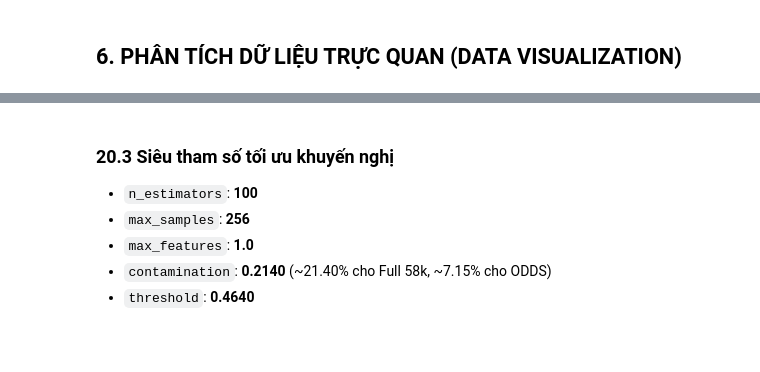
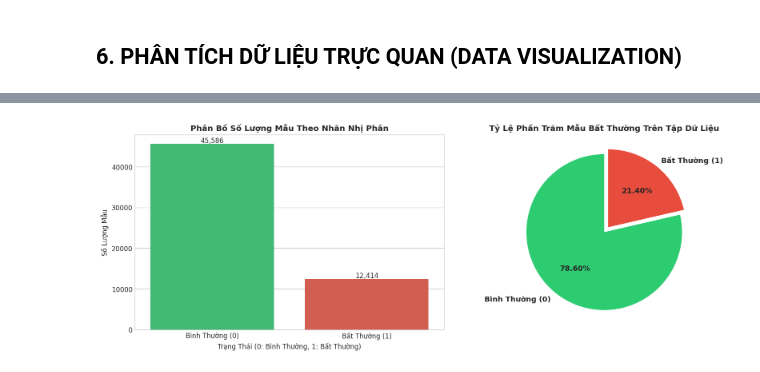
Before and after one commit to vongocgiavy/IFOREST, a Jupyter notebook: shuttle_anomaly_detection_iforest.ipynb, the cells around one changed output, grey strips where cells are left out. Drawn from its saved outputs; the diff is of its cells as text; code cells hidden in the pictures; blank space fills up the shorter version.

```diff
--- a/shuttle_anomaly_detection_iforest.ipynb
+++ b/shuttle_anomaly_detection_iforest.ipynb
@@ -246,0 +141,17 @@ Tỷ lệ anomaly trong Test : 21.41%
+# %%
+# Tạo nhãn nhị phân: 0 = Bình thường (Class 1), 1 = Bất thường (Class 2..7)
+df_clean = df.copy()
+df_clean['label'] = (df_clean['class'] != 1).astype(int)
+
+feature_cols = [c for c in df_clean.columns if c.startswith('att_')]
+X = df_clean[feature_cols].copy()
+y = df_clean['label'].copy()
+
+# Lưu trữ file tiền xử lý phục vụ tái lập
+if not os.path.exists('shuttle_preprocessed.csv'):
+    df_clean.to_csv('shuttle_preprocessed.csv', index=False)
+
+print(f"[*] Ma trận đặc trưng X : {X.shape[0]:,} mẫu x {X.shape[1]} cảm biến")
+print(f"[*] Vector nhãn y       : {len(y):,} nhãn (Tỷ lệ bất thường: {y.mean():.2%})")
+print(f"[*] Số lượng Bình thường (0): {int(np.sum(y == 0)):,} mẫu ({(1 - y.mean()):.2%})")
+print(f"[*] Số lượng Bất thường  (1): {int(np.sum(y == 1)):,} mẫu ({y.mean():.2%})")
@@ -1110,7 +167,22 @@ Tuned IForest (Ngưỡng Contam) Full 58k (Gồm Class 4)    Contam (0.4640)
-# %% [markdown]
-### 20.3 Siêu tham số tối ưu khuyến nghị
-- `n_estimators`: **100**
-- `max_samples`: **256**
-- `max_features`: **1.0**
-- `contamination`: **0.2140** (~21.40% cho Full 58k, ~7.15% cho ODDS)
-- `threshold`: **0.4640**
+# %%
+# Biểu đồ 1: Phân bố số lượng và tỷ lệ mẫu nhị phân (Normal vs Anomaly)
+fig, axes = plt.subplots(1, 2, figsize=(14, 5))
+sns.countplot(x=y, ax=axes[0], palette=['#2ecc71', '#e74c3c'], hue=y, legend=False)
+axes[0].set_title('Phân Bố Số Lượng Mẫu Theo Nhãn Nhị Phân', fontsize=12, fontweight='bold')
+axes[0].set_xlabel('Trạng Thái (0: Bình Thường, 1: Bất Thường)', fontsize=10)
+axes[0].set_ylabel('Số Lượng Mẫu', fontsize=10)
+axes[0].set_xticks([0, 1])
+axes[0].set_xticklabels(['Bình Thường (0)', 'Bất Thường (1)'])
+for p in axes[0].patches:
+    axes[0].annotate(f'{int(p.get_height()):,}', (p.get_x() + p.get_width() / 2., p.get_height()),
+                     ha='center', va='center', xytext=(0, 5), textcoords='offset points', fontsize=10)
+
+target_counts = y.value_counts()
+axes[1].pie(target_counts, labels=['Bình Thường (0)', 'Bất Thường (1)'], autopct='%1.2f%%',
+            startangle=90, colors=['#2ecc71', '#e74c3c'], explode=(0, 0.08),
+            textprops={'fontsize': 11, 'fontweight': 'bold'})
+axes[1].set_title('Tỷ Lệ Phần Trăm Mẫu Bất Thường Trên Tập Dữ Liệu', fontsize=12, fontweight='bold')
+plt.tight_layout()
+plt.show()
+# %% [output]
+[figure, added]
```
Also changed, not shown: parts of 90 cells of this notebook, 1 other file.
